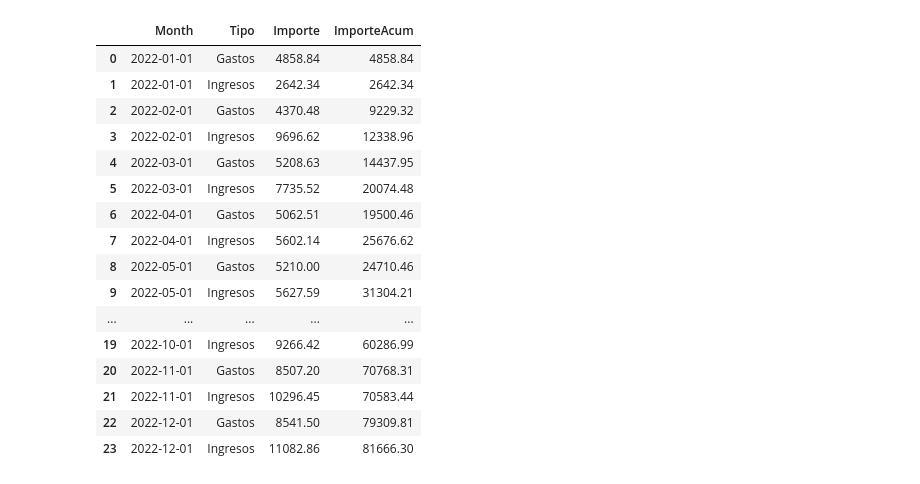
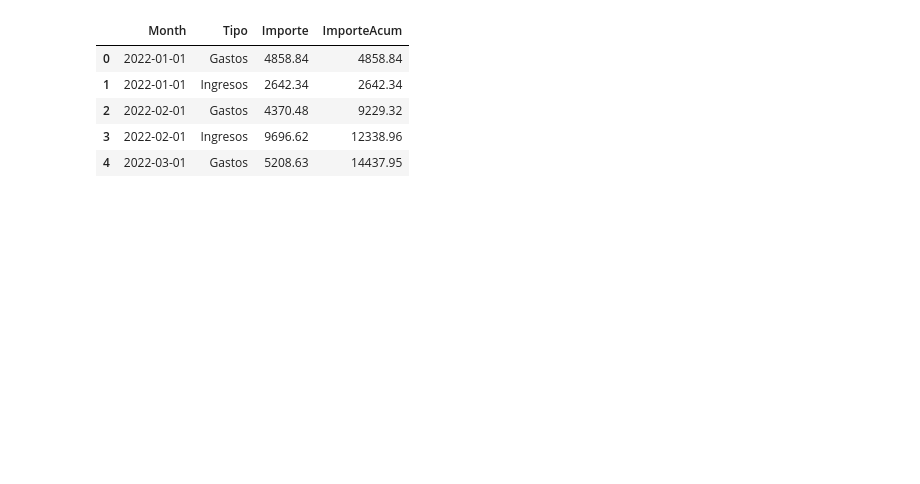
Before and after one commit to dvillaj/MoneyManagerEx-Analysis, a Jupyter notebook: Line.ipynb, the cells around one changed output. Drawn from its saved outputs; the diff is of its cells as text; code cells hidden in the pictures; blank space fills up the shorter version.

```diff
--- a/Line.ipynb
+++ b/Line.ipynb
@@ -6,13 +6,27 @@ warnings.simplefilter(action='ignore', category=FutureWarning)
 # %%
 df_original = pd.read_csv("data/M.csv") \
                 .pipe(clean_data)
+
+df_hogar = (df_original
+                .pipe(return_hogar_movements)
+           )
 # %%
-def line_data(df, movement_function):
+def return_total_bar_data(df):
     return df  \
-        .pipe(movement_function) \
-        .assign(MaxDate = lambda df: pd.to_datetime((df.Date.max() - datetime.timedelta(days=0)).date()),
-                MinDate = lambda df: pd.to_datetime((df.Date.min() - datetime.timedelta(days=0)).date())) \
-        .query("Date.between(MinDate, MaxDate)") \
-        .assign(Month = lambda dataset: dataset.Date.map(lambda value: value.replace(day = 1))) \
-        .groupby(["Month", "Tipo", "Categoria", "Subcategoria", "Beneficiario"], as_index = False).Importe.sum() \
+        .assign(MaxDate = lambda df: pd.to_datetime((df.Fecha.max() - datetime.timedelta(days=0)).date()),
+                MinDate = lambda df: pd.to_datetime((df.Fecha.min() - datetime.timedelta(days=0)).date())) \
+        .query("Fecha.between(MinDate, MaxDate)") \
+        .groupby(["Tipo"], as_index = False).Importe.sum() \
         .assign(Importe = lambda df: df.Importe.abs())
+
+
+def return_bar_data(df):
+    return df  \
+        .assign(MaxDate = lambda df: pd.to_datetime((df.Fecha.max() - datetime.timedelta(days=0))),
+                MinDate = lambda df: pd.to_datetime((df.Fecha.min() - datetime.timedelta(days=0)))) \
+        .query("Fecha.between(MinDate, MaxDate)") \
+        .assign(Month = lambda dataset: dataset.Fecha.map(lambda value: value.replace(day = 1))) \
+        .groupby(["Month", "Tipo"], as_index = False).Importe.sum() \
+        .assign(Importe = lambda df: df.Importe.abs(),
+                ImporteAcum = lambda dataset: dataset.groupby("Tipo").Importe.transform(lambda x: x.cumsum())
+               )
@@ -55,11 +41,2 @@ df_total
 # %%
-def bar_data(df):
-    return df  \
-        .assign(MaxDate = lambda df: pd.to_datetime((df.Date.max() - datetime.timedelta(days=0))),
-                MinDate = lambda df: pd.to_datetime((df.Date.min() - datetime.timedelta(days=0)))) \
-        .query("Date.between(MinDate, MaxDate)") \
-        .assign(Month = lambda dataset: dataset.Date.map(lambda value: value.replace(day = 1))) \
-        .groupby(["Month", "Tipo"], as_index = False).Importe.sum() \
-        .assign(Importe = lambda df: df.Importe.abs(),
-                ImporteAcum = lambda dataset: dataset.groupby("Tipo").Importe.transform(lambda x: x.cumsum())
-               )
+df_hogar_bar = df_hogar.pipe(return_bar_data)
@@ -71,23 +43,12 @@ df = pd.read_csv("data/M.csv") \
 # %%
-df
+df_hogar_bar.head()
 # %% [output]
 |  | Month | Tipo | Importe | ImporteAcum |
 | 0 | 2022-01-01 | Gastos | 4858.84 | 4858.84 |
 | 1 | 2022-01-01 | Ingresos | 2642.34 | 2642.34 |
 | 2 | 2022-02-01 | Gastos | 4370.48 | 9229.32 |
 | 3 | 2022-02-01 | Ingresos | 9696.62 | 12338.96 |
 | 4 | 2022-03-01 | Gastos | 5208.63 | 14437.95 |
-| 5 | 2022-03-01 | Ingresos | 7735.52 | 20074.48 |
-| 6 | 2022-04-01 | Gastos | 5062.51 | 19500.46 |
-| 7 | 2022-04-01 | Ingresos | 5602.14 | 25676.62 |
-| 8 | 2022-05-01 | Gastos | 5210.00 | 24710.46 |
-| 9 | 2022-05-01 | Ingresos | 5627.59 | 31304.21 |
-| ... | ... | ... | ... | ... |
-| 19 | 2022-10-01 | Ingresos | 9266.42 | 60286.99 |
-| 20 | 2022-11-01 | Gastos | 8507.20 | 70768.31 |
-| 21 | 2022-11-01 | Ingresos | 10296.45 | 70583.44 |
-| 22 | 2022-12-01 | Gastos | 8541.50 | 79309.81 |
-| 23 | 2022-12-01 | Ingresos | 11082.86 | 81666.30 |
 # %%
 color_discrete_map = {'Gastos': '#F8766B', 'Ingresos': '#94E8BB'}
 # %%
```
Also changed, not shown: parts of 10 cells of this notebook, 5 other files.
